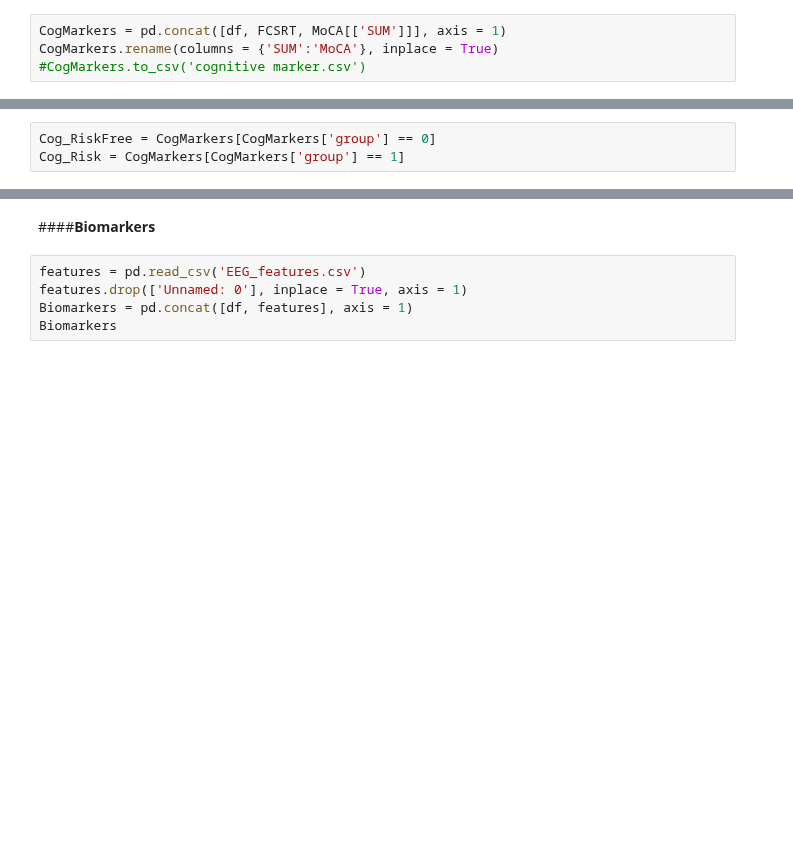
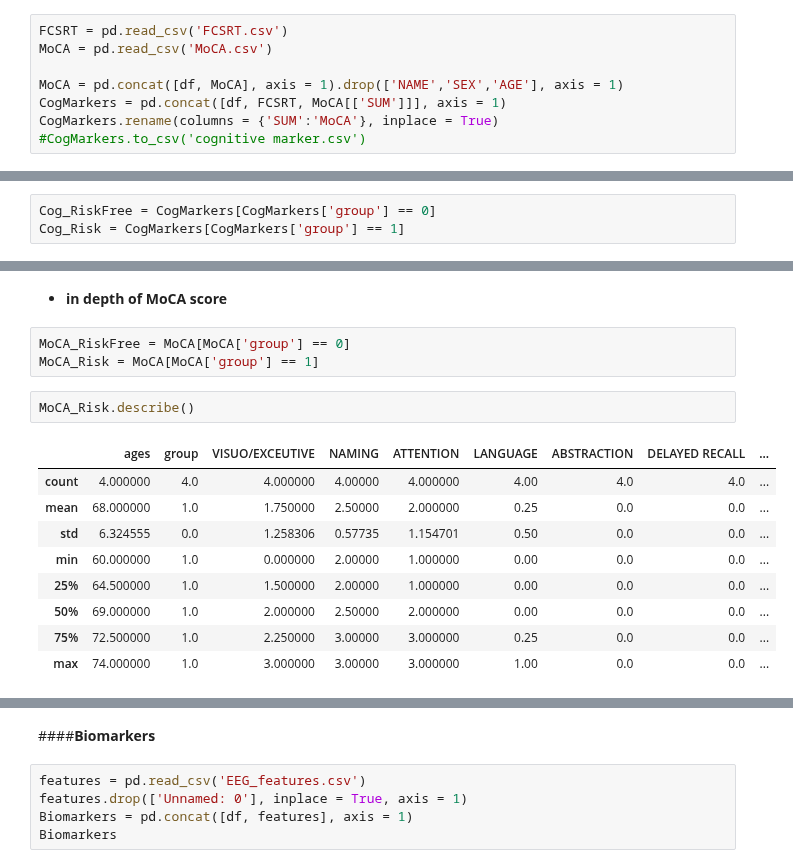
Before and after one commit to Sirabhop/Preclinical-AD-EEG-classification, a Jupyter notebook: Data_Analysis.ipynb, the cells around one changed output, grey strips where cells are left out. Drawn from its saved outputs; the diff is of its cells as text; blank space fills up the shorter version.

```diff
--- a/Data_Analysis.ipynb
+++ b/Data_Analysis.ipynb
@@ -44,4 +40,8 @@ MoCA = pd.read_csv('MoCA.csv')
 # %%
+FCSRT = pd.read_csv('FCSRT.csv')
+MoCA = pd.read_csv('MoCA.csv')
+
+MoCA = pd.concat([df, MoCA], axis = 1).drop(['NAME','SEX','AGE'], axis = 1)
 CogMarkers = pd.concat([df, FCSRT, MoCA[['SUM']]], axis = 1)
 CogMarkers.rename(columns = {'SUM':'MoCA'}, inplace = True)
 #CogMarkers.to_csv('cognitive marker.csv')
@@ -109,0 +110,17 @@ Cog_Risk = CogMarkers[CogMarkers['group'] == 1]
+# %% [markdown]
+* **in depth of MoCA score**
+# %%
+MoCA_RiskFree = MoCA[MoCA['group'] == 0]
+MoCA_Risk = MoCA[MoCA['group'] == 1]
+# %%
+MoCA_Risk.describe()
+# %% [output]
+|  | ages | group | VISUO/EXCEUTIVE | NAMING | ATTENTION | LANGUAGE | ABSTRACTION | DELAYED RECALL | ... |
+| count | 4.000000 | 4.0 | 4.000000 | 4.00000 | 4.000000 | 4.00 | 4.0 | 4.0 | ... |
+| mean | 68.000000 | 1.0 | 1.750000 | 2.50000 | 2.000000 | 0.25 | 0.0 | 0.0 | ... |
+| std | 6.324555 | 0.0 | 1.258306 | 0.57735 | 1.154701 | 0.50 | 0.0 | 0.0 | ... |
+| min | 60.000000 | 1.0 | 0.000000 | 2.00000 | 1.000000 | 0.00 | 0.0 | 0.0 | ... |
+| 25% | 64.500000 | 1.0 | 1.500000 | 2.00000 | 1.000000 | 0.00 | 0.0 | 0.0 | ... |
+| 50% | 69.000000 | 1.0 | 2.000000 | 2.50000 | 2.000000 | 0.00 | 0.0 | 0.0 | ... |
+| 75% | 72.500000 | 1.0 | 2.250000 | 3.00000 | 3.000000 | 0.25 | 0.0 | 0.0 | ... |
+| max | 74.000000 | 1.0 | 3.000000 | 3.00000 | 3.000000 | 1.00 | 0.0 | 0.0 | ... |
```
Also changed, not shown: parts of 12 cells of this notebook.
